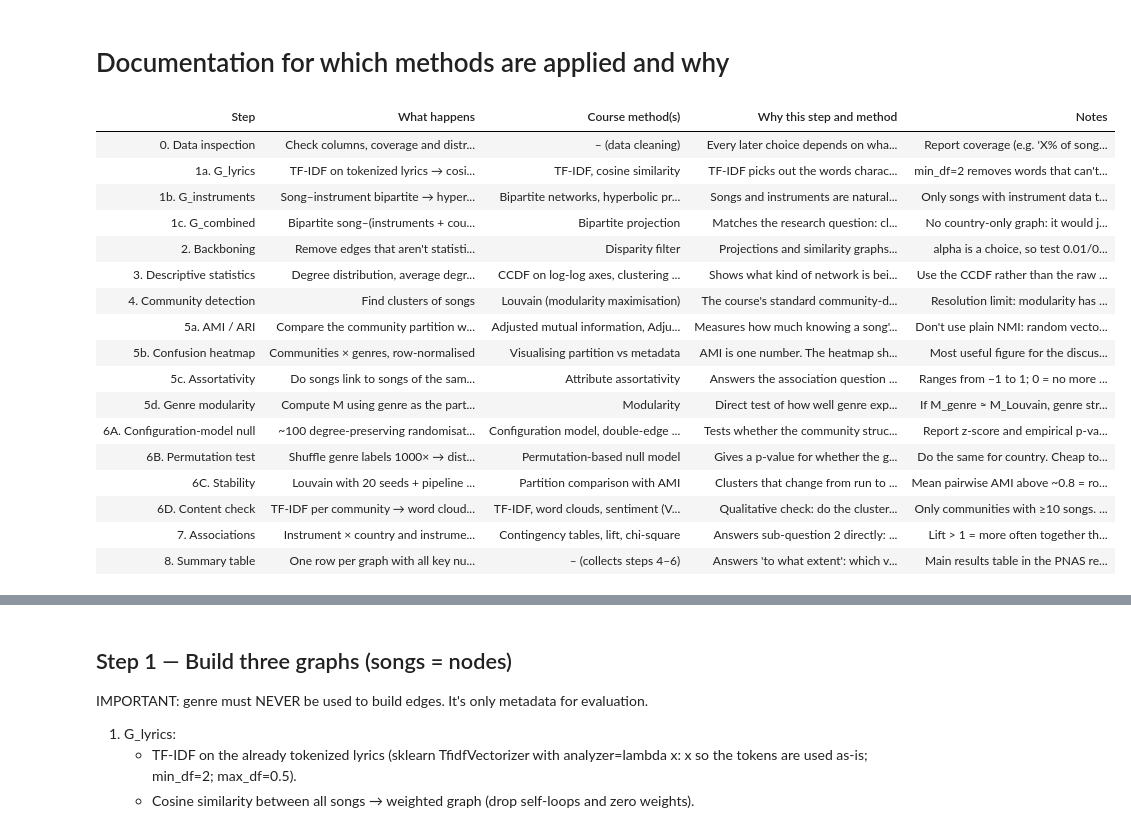
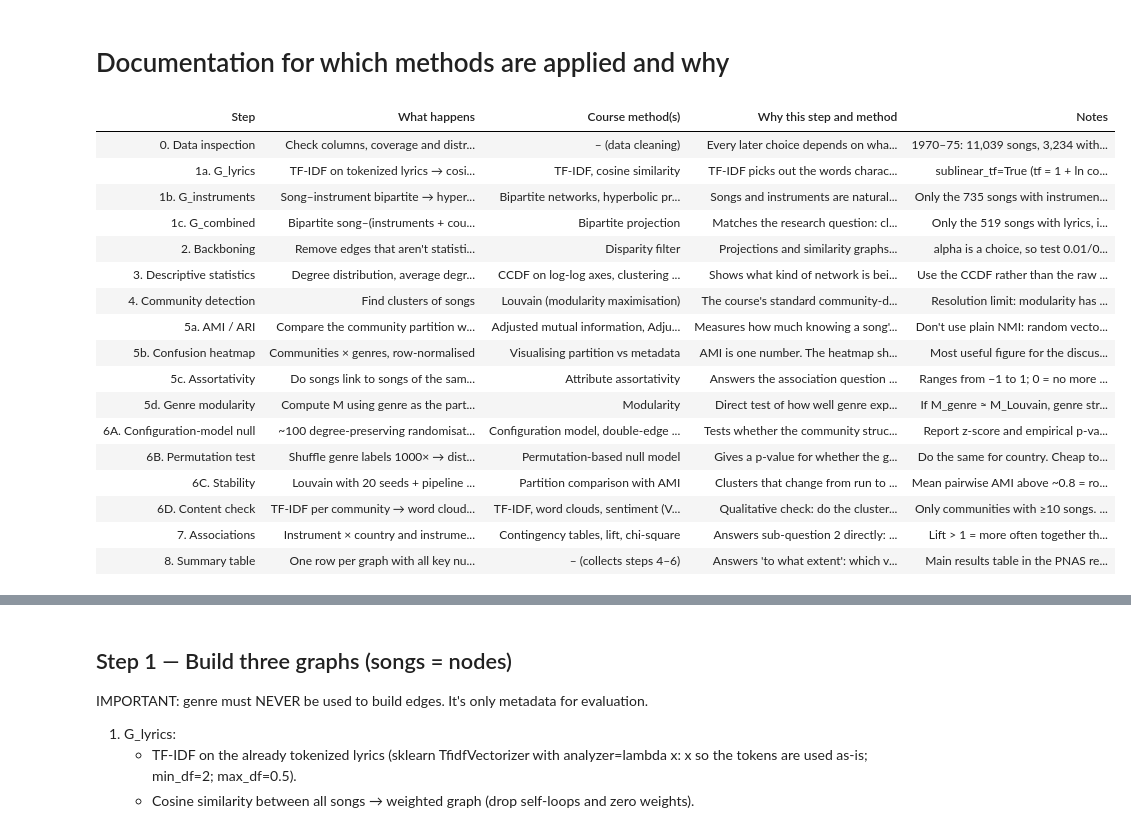
Before and after one commit to CRisager/SocialGraphs_FinalProject, a Jupyter notebook: Documentation.ipynb, the cells around one changed output, grey strips where cells are left out. Drawn from its saved outputs; the diff is of its cells as text; code cells hidden in the pictures.

```diff
--- a/Documentation.ipynb
+++ b/Documentation.ipynb
@@ -12,7 +12,7 @@ methods_table = pd.DataFrame([
         "Course method(s)": "– (data cleaning)",
         "Source in course": "–",
         "Why this step and method": "Every later choice depends on what the data contains. Missing instruments or messy genres change what we can conclude.",
-        "Notes": "Report coverage (e.g. 'X% of songs have instrument data'). Note the genre mapping choice as a limitation.",
+        "Notes": "1970–75: 11,039 songs, 3,234 with lyrics, 735 with instruments, 519 with both. Evaluation genre = genre_coarse (see 'Data decisions' below); its vote-based construction is a limitation to mention.",
     },
     {
         "Step": "1a. G_lyrics",
@@ -20,7 +20,7 @@ methods_table = pd.DataFrame([
         "Course method(s)": "TF-IDF, cosine similarity",
         "Source in course": "Text-analysis part; cosine as a projection weight in book ch. 26",
         "Why this step and method": "TF-IDF picks out the words characteristic of each song, not the ones every song uses. Cosine compares songs regardless of lyric length.",
-        "Notes": "min_df=2 removes words that can't link two songs; max_df=0.5 removes near-stop words. IDF follows the same logic as hyperbolic weighting: common features count less.",
+        "Notes": "sublinear_tf=True (tf = 1 + ln count) so a repeated chorus word cannot dominate a song's vector. min_df=2 removes words that can't link two songs; max_df=0.5 removes near-stop words. IDF follows the same logic as hyperbolic weighting: common features count less.",
     },
     {
         "Step": "1b. G_instruments",
@@ -28,7 +28,7 @@ methods_table = pd.DataFrame([
         "Course method(s)": "Bipartite networks, hyperbolic projection",
         "Source in course": "Book ch. 26",
         "Why this step and method": "Songs and instruments are naturally bipartite. Hyperbolic weighting down-weights very common instruments (electric guitar), so rare shared instruments count for more.",
-        "Notes": "Only songs with instrument data take part. Plain co-occurrence counting would turn the network into a hairball.",
+        "Notes": "Only the 735 songs with instrument data take part; instruments are grouped into 14 families first. Plain co-occurrence counting would turn the network into a hairball.",
     },
     {
         "Step": "1c. G_combined",
@@ -36,7 +36,7 @@ methods_table = pd.DataFrame([
         "Course method(s)": "Bipartite projection",
         "Source in course": "Book ch. 26",
         "Why this step and method": "Matches the research question: cluster on all three variables at once. Hyperbolic weighting automatically weakens the influence of big countries (UK/US).",
-        "Notes": "No country-only graph: it would just be one isolated clique per country. 'Top-10 TF-IDF words' is an operationalisation of 'lyrical themes' and must be justified.",
+        "Notes": "Only the 519 songs with lyrics, instruments and country. No country-only graph: it would just be one isolated clique per country. 'Top-10 TF-IDF words' is an operationalisation of 'lyrical themes' and must be justified.",
     },
     {
         "Step": "2. Backboning",
@@ -121,10 +121,10 @@ methods_table = pd.DataFrame([
     {
         "Step": "6D. Content check",
         "What happens": "TF-IDF per community → word clouds; sentiment per community/genre",
-        "Course method(s)": "TF-IDF, word clouds, sentiment (VADER/LabMT)",
+        "Course method(s)": "TF-IDF, word clouds, sentiment (VADER)",
         "Source in course": "Text-analysis part",
         "Why this step and method": "Qualitative check: do the clusters make thematic sense? This is what makes them 'meaningful', not only statistically significant.",
-        "Notes": "Only communities with ≥10 songs. VADER is built for raw text, so joined tokens are an approximation; LabMT works directly on words.",
+        "Notes": "Only communities with ≥10 songs. VADER is built for raw text, so running it on joined tokens (stop words and punctuation removed) is an approximation.",
     },
     {
         "Step": "7. Associations",
@@ -135,37 +135,37 @@ methods_table = pd.DataFrame([
         "Notes": "Lift > 1 = more often together than expected. Rare combinations give unstable lift, so require a minimum count.",
     },
     {
         "Step": "8. Summary table",
         "What happens": "One row per graph with all key numbers",
         "Course method(s)": "– (collects steps 4–6)",
         "Source in course": "–",
         "Why this step and method": "Answers 'to what extent': which variables give genuine clusters (high z, stable) and which match genre (AMI).",
         "Notes": "Main results table in the PNAS report. A low AMI is a result too: metadata and structural communities often diverge.",
     },
 ])
 methods_table = methods_table.drop(columns=["Source in course"])
 
 # Readable display in the notebook: wrapped text, left-aligned, no index
 styled = (
     methods_table.style
     .hide(axis="index")
     .set_properties(**{"text-align": "left", "white-space": "pre-wrap", "vertical-align": "top"})
     .set_table_styles([
         {"selector": "th", "props": [("text-align", "left"), ("vertical-align", "top")]},
         {"selector": "td", "props": [("max-width", "260px")]},
     ])
 )
 display(styled)
 
 # Save a copy for the group / the report
 Path("results").mkdir(exist_ok=True)
 methods_table.to_csv("results/methods_table.csv", index=False)
 # %% [output]
 | Step | What happens | Course method(s) | Why this step and method | Notes |
-| 0. Data inspection | Check columns, coverage and distr... | – (data cleaning) | Every later choice depends on wha... | Report coverage (e.g. 'X% of song... |
-| 1a. G_lyrics | TF-IDF on tokenized lyrics → cosi... | TF-IDF, cosine similarity | TF-IDF picks out the words charac... | min_df=2 removes words that can't... |
-| 1b. G_instruments | Song–instrument bipartite → hyper... | Bipartite networks, hyperbolic pr... | Songs and instruments are natural... | Only songs with instrument data t... |
-| 1c. G_combined | Bipartite song–(instruments + cou... | Bipartite projection | Matches the research question: cl... | No country-only graph: it would j... |
+| 0. Data inspection | Check columns, coverage and distr... | – (data cleaning) | Every later choice depends on wha... | 1970–75: 11,039 songs, 3,234 with... |
+| 1a. G_lyrics | TF-IDF on tokenized lyrics → cosi... | TF-IDF, cosine similarity | TF-IDF picks out the words charac... | sublinear_tf=True (tf = 1 + ln co... |
+| 1b. G_instruments | Song–instrument bipartite → hyper... | Bipartite networks, hyperbolic pr... | Songs and instruments are natural... | Only the 735 songs with instrumen... |
+| 1c. G_combined | Bipartite song–(instruments + cou... | Bipartite projection | Matches the research question: cl... | Only the 519 songs with lyrics, i... |
 | 2. Backboning | Remove edges that aren't statisti... | Disparity filter | Projections and similarity graphs... | alpha is a choice, so test 0.01/0... |
 | 3. Descriptive statistics | Degree distribution, average degr... | CCDF on log-log axes, clustering ... | Shows what kind of network is bei... | Use the CCDF rather than the raw ... |
 | 4. Community detection | Find clusters of songs | Louvain (modularity maximisation) | The course's standard community-d... | Resolution limit: modularity has ... |
```
Also changed, not shown: parts of 1 cell of this notebook, 6 other files.
